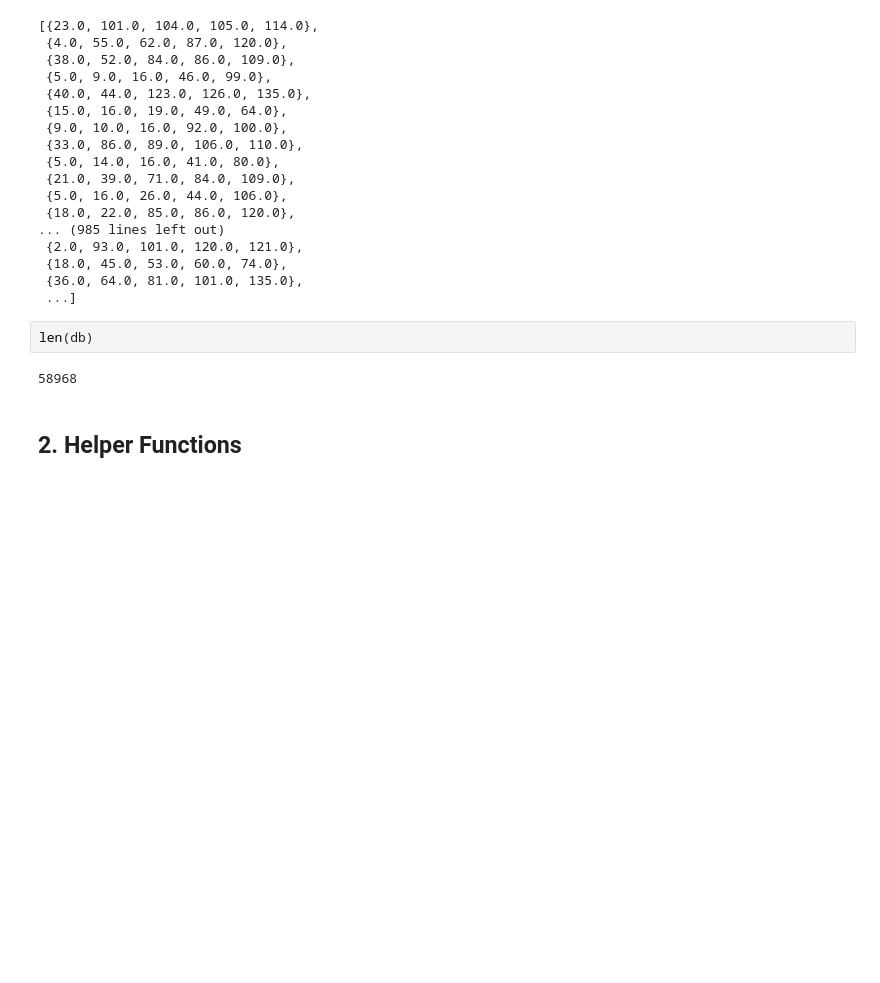
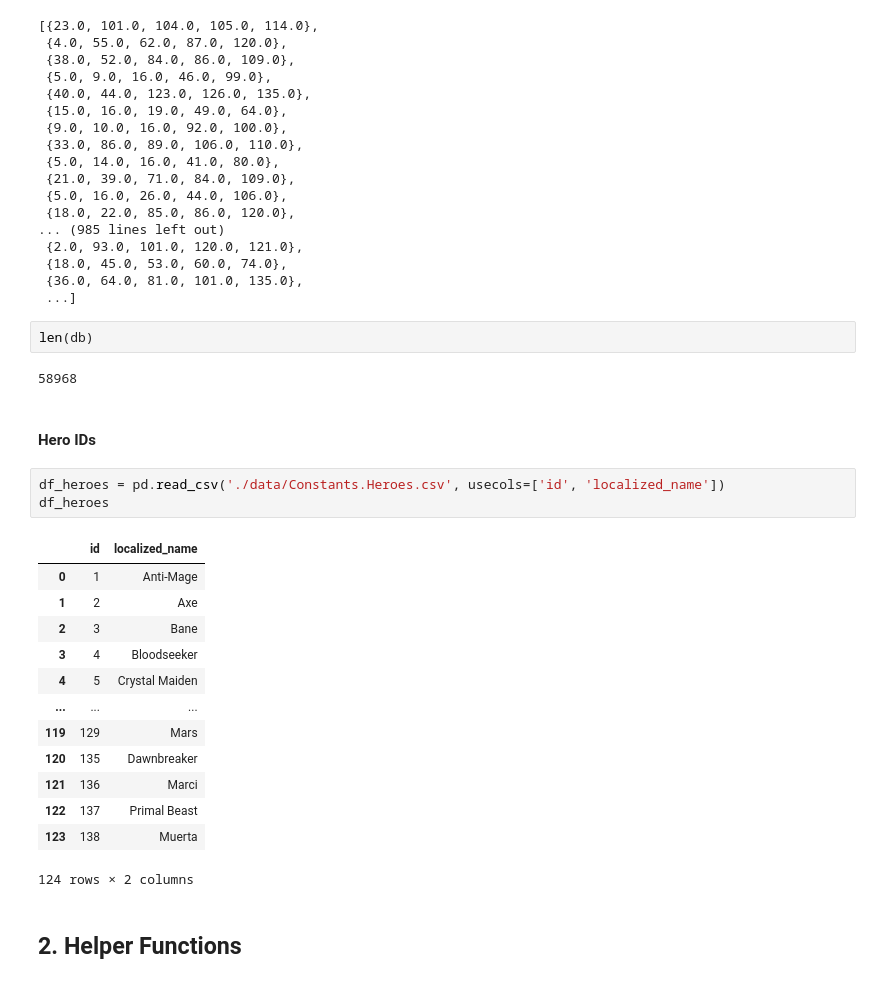
Before and after one commit to DevDords/LT2_DMW2_CaptainsMode, a Jupyter notebook: 2. hybrid_reco.ipynb, the cells around one changed output. Saved outputs shown, nothing was run; the diff lists cells and outputs as text; blank space fills up the shorter version.

```diff
--- a/2. hybrid_reco.ipynb
+++ b/2. hybrid_reco.ipynb
@@ -74,6 +74,25 @@ db
 len(db)
 # %% [output]
 58968
+# %% [markdown]
+#### Hero IDs
+# %%
+df_heroes = pd.read_csv('./data/Constants.Heroes.csv', usecols=['id', 'localized_name'])
+df_heroes
+# %% [output]
+|  | id | localized_name |
+| 0 | 1 | Anti-Mage |
+| 1 | 2 | Axe |
+| 2 | 3 | Bane |
+| 3 | 4 | Bloodseeker |
+| 4 | 5 | Crystal Maiden |
+| ... | ... | ... |
+| 119 | 129 | Mars |
+| 120 | 135 | Dawnbreaker |
+| 121 | 136 | Marci |
+| 122 | 137 | Primal Beast |
+| 123 | 138 | Muerta |
+124 rows × 2 columns
 # %% [markdown]
 ## 2. Helper Functions
 # %%
```
Also changed, not shown: parts of 6 cells of this notebook, 2 other files.
